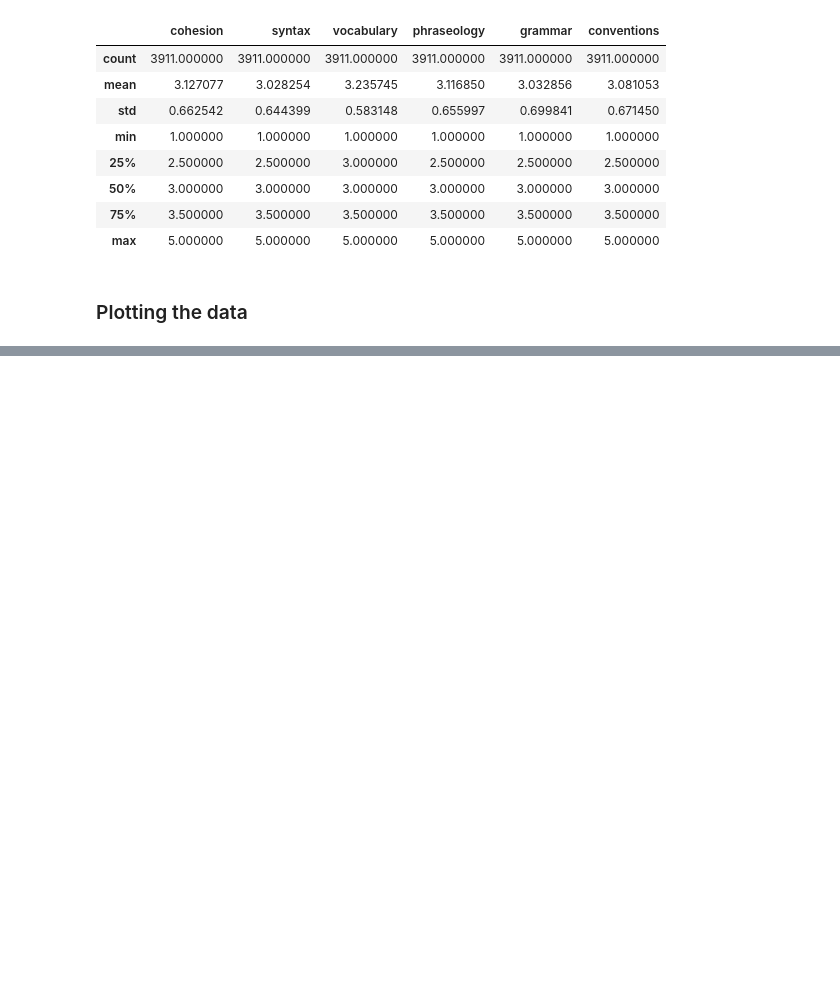
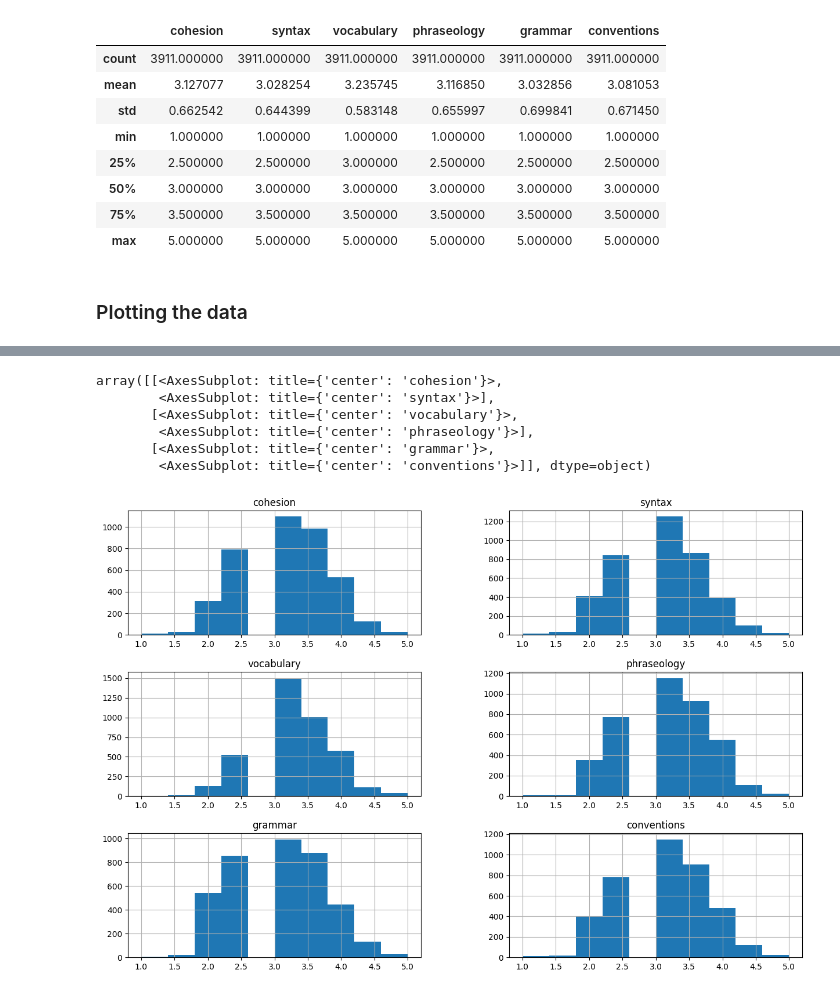
Before and after one commit to KubiakJakub01/Feedback-Prize-ELL, a Jupyter notebook: src/notebooks/research.ipynb, the cells around one changed output, grey strips where cells are left out. Drawn from its saved outputs; the diff is of its cells as text; code cells hidden in the pictures; blank space fills up the shorter version.

```diff
--- a/src/notebooks/research.ipynb
+++ b/src/notebooks/research.ipynb
@@ -79,0 +86,11 @@ train_df.describe()
+# %%
+# Plot the distribution of each column
+train_df.hist(figsize=(15, 10))
+# %% [output]
+array([[<AxesSubplot: title={'center': 'cohesion'}>,
+        <AxesSubplot: title={'center': 'syntax'}>],
+       [<AxesSubplot: title={'center': 'vocabulary'}>,
+        <AxesSubplot: title={'center': 'phraseology'}>],
+       [<AxesSubplot: title={'center': 'grammar'}>,
+        <AxesSubplot: title={'center': 'conventions'}>]], dtype=object)
+[figure, added]
```
Also changed, not shown: parts of 1 cell of this notebook.
